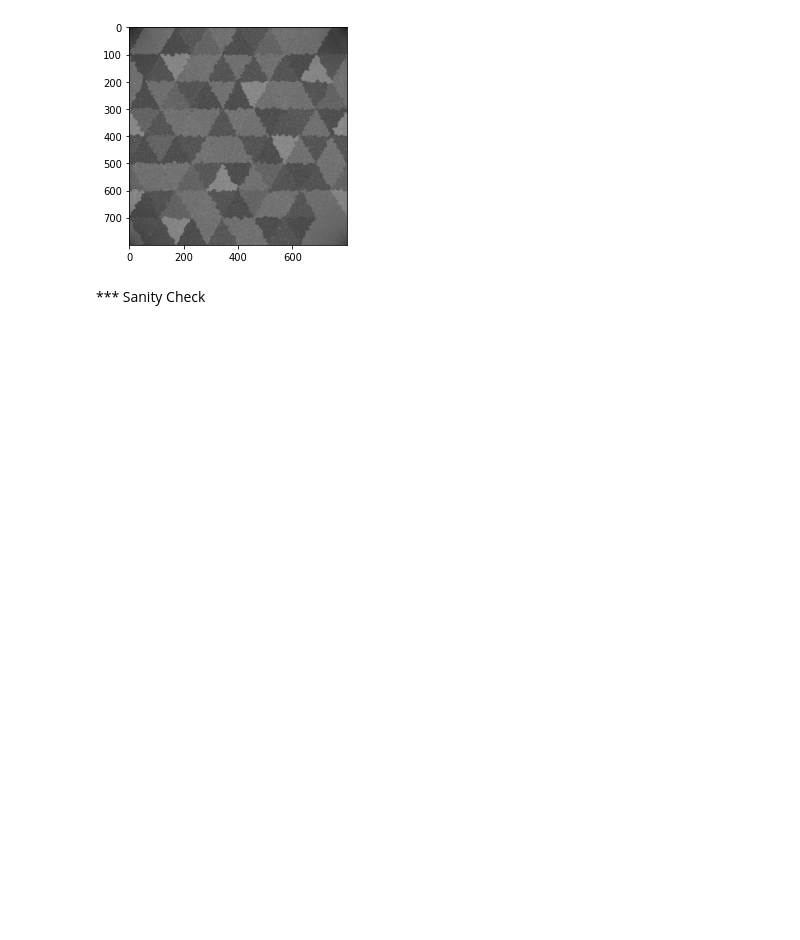
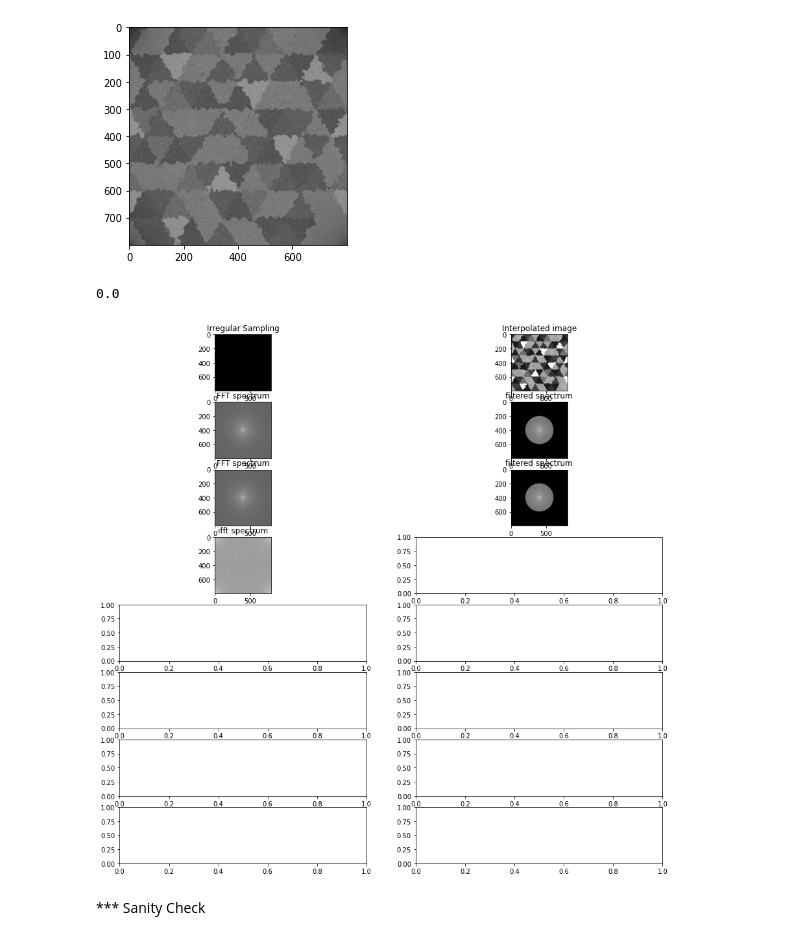
Before and after one commit to joaortizro/Image-Processing, a Jupyter notebook: algo.ipynb, the cells around one changed output. Saved outputs shown, nothing was run; the diff lists cells and outputs as text; code cells hidden in the pictures; blank space fills up the shorter version.

```diff
--- a/algo.ipynb
+++ b/algo.ipynb
@@ -204,3 +184,52 @@ plt.show()
+# %%
+def psnr(image,aproximation):
+    H,W = image.shape
+    for i in range (H):
+        for j in range(W):
+            mse = (image[i][j]-aproximation[i][j])**2
+    return mse/(H*W)
+psnr(image,f3)
+# %% [output]
+0.0
+# %%
+def reconstruction_img(original_img,ITERATIONS,sampling_points):
+    H,W= original_img.shape
+    i_sampled_image,i_points,i_values = get_irregular_sampling(image,sampling_points)
+    figure, axis = plt.subplots(4*ITERATIONS, ITERATIONS,figsize=(15,15))
+
+    axis[0, 0].imshow(i_sampled_image,cmap='gray')
+    axis[0, 0].set_title("Irregular Sampling")
+
+    interpolation = NearestNDInterpolator(i_points,i_values)
+    int_image = create_interpolated_image(interpolation,H,W)
+
+    axis[0, 1].imshow(int_image,cmap='gray')
+    axis[0, 1].set_title("Interpolated image")
+
+    for i in range(ITERATIONS):
+        fft= np.fft.fft2(int_image)
+        fshift = np.fft.fftshift(fft)
+        magnitude_spectrum = 20*np.log(np.abs(fshift))
+
+        axis[i+1,0].imshow(magnitude_spectrum,cmap='gray')
+        axis[i+1,0].set_title("FFT spectrum")
+
+        r=H//4
+        circle = circle_img(r,H//2,W//2)
+
+        filtered_spectrum = circle*magnitude_spectrum
+        axis[i+1,1].imshow(filtered_spectrum,cmap='gray')
+        axis[i+1,1].set_title("filtered spectrum")
+
+        ifft =np.fft.ifft2(filtered_spectrum)
+        i_magnitude_spectrum = 20*np.log(np.abs(ifft))
+        axis[i+2,0].imshow(i_magnitude_spectrum,cmap='gray')
+        axis[i+2,0].set_title("ifft spectrum")
+    plt.show()
+# %%
+reconstruction_img(image,2,5000)
+# %% [output]
+[figure, added]
 # %% [markdown]
 *** Sanity Check
 # %%
```
Also changed, not shown: parts of 3 cells of this notebook.
